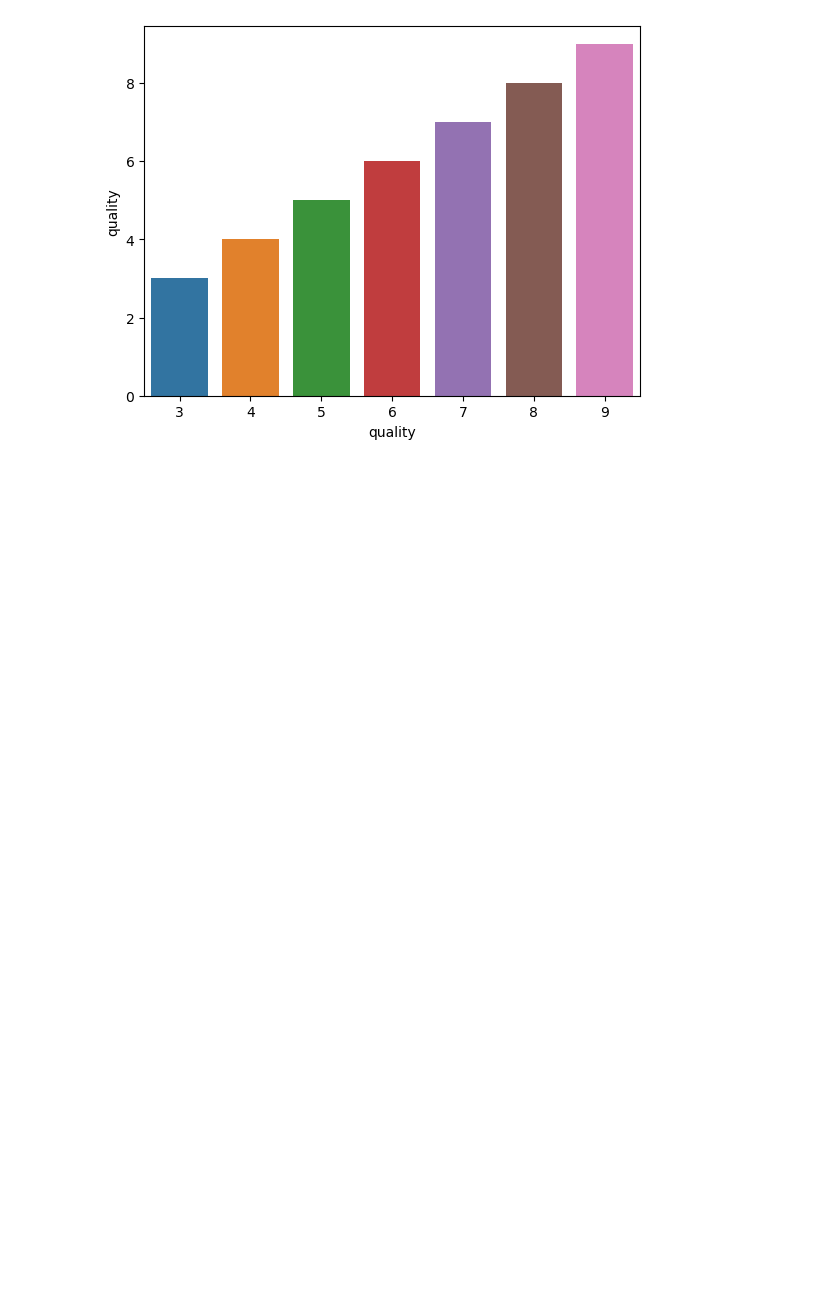
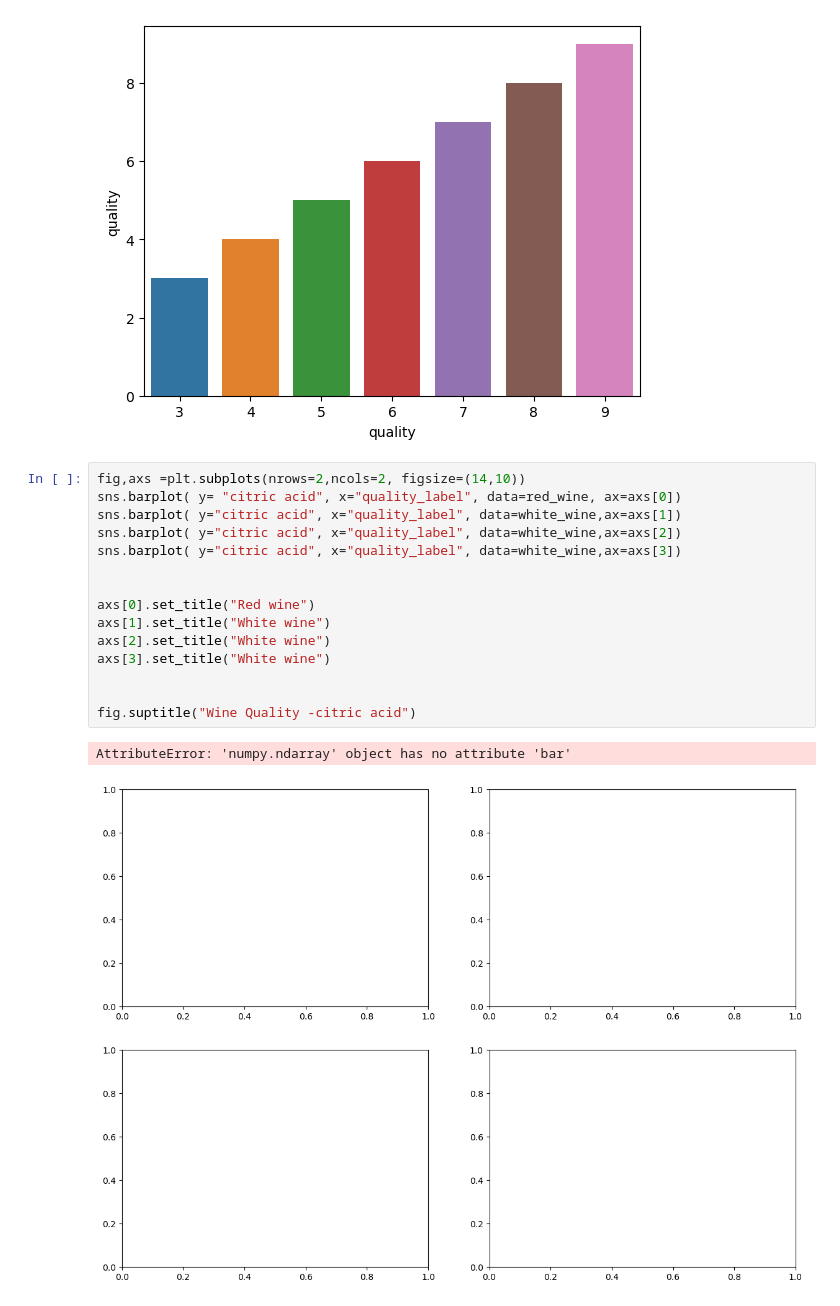
Before and after one commit to Godwin-Oti/Wine-Type-Analysis-and-Quality-Prediction-, a Jupyter notebook: Winery_project.ipynb, the cells around one changed output. Saved outputs shown, nothing was run; the diff lists cells and outputs as text; blank space fills up the shorter version.

```diff
--- a/Winery_project.ipynb
+++ b/Winery_project.ipynb
@@ -586,3 +606,21 @@ for i, col in enumerate(white_wine1.columns):
 [figure]
 [figure]
 [figure]
+# %%
+fig,axs =plt.subplots(nrows=2,ncols=2, figsize=(14,10))
+sns.barplot( y= "citric acid", x="quality_label", data=red_wine, ax=axs[0])
+sns.barplot( y="citric acid", x="quality_label", data=white_wine,ax=axs[1])
+sns.barplot( y="citric acid", x="quality_label", data=white_wine,ax=axs[2])
+sns.barplot( y="citric acid", x="quality_label", data=white_wine,ax=axs[3])
+
+
+axs[0].set_title("Red wine")
+axs[1].set_title("White wine")
+axs[2].set_title("White wine")
+axs[3].set_title("White wine")
+
+
+fig.suptitle("Wine Quality -citric acid")
+# %% [output]
+AttributeError: 'numpy.ndarray' object has no attribute 'bar'
+[figure, added]
```
Also changed, not shown: parts of 3 cells of this notebook.
